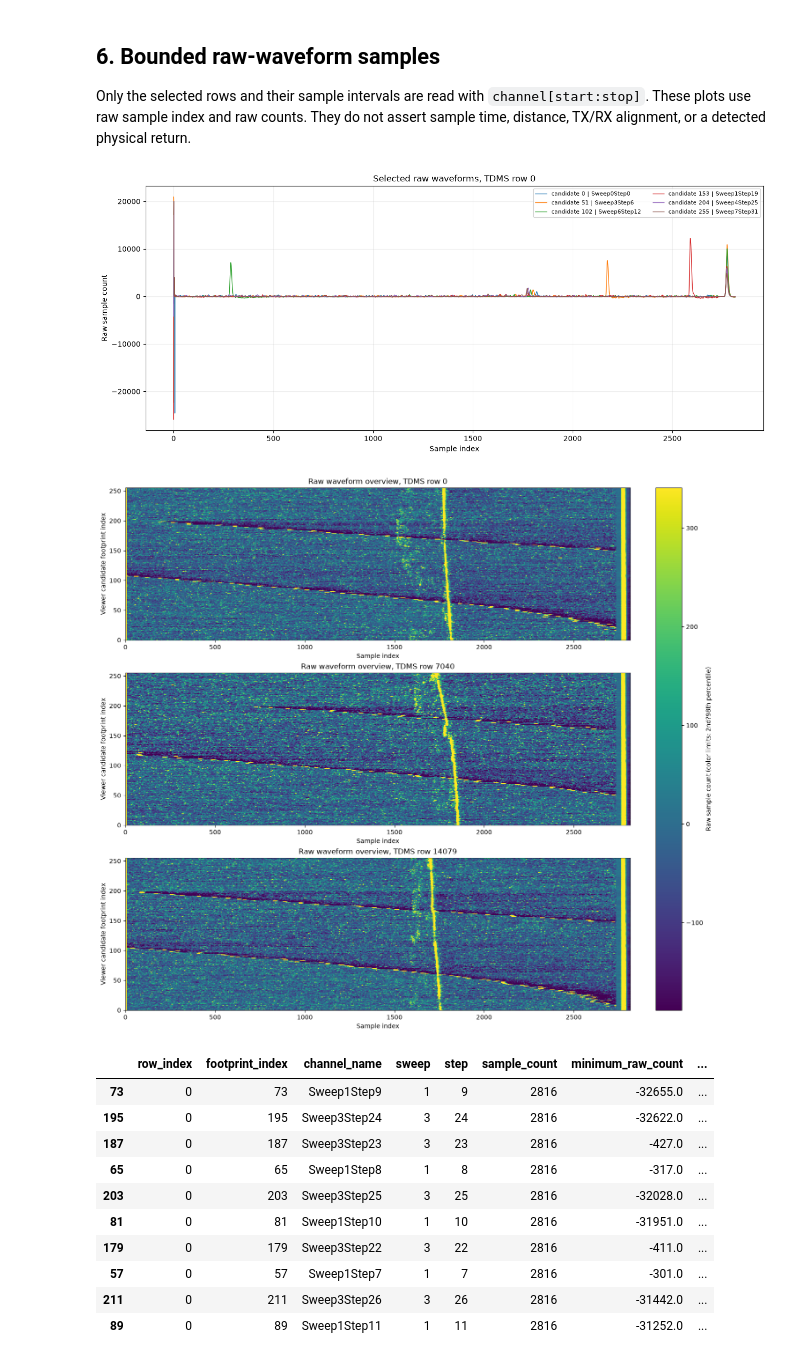
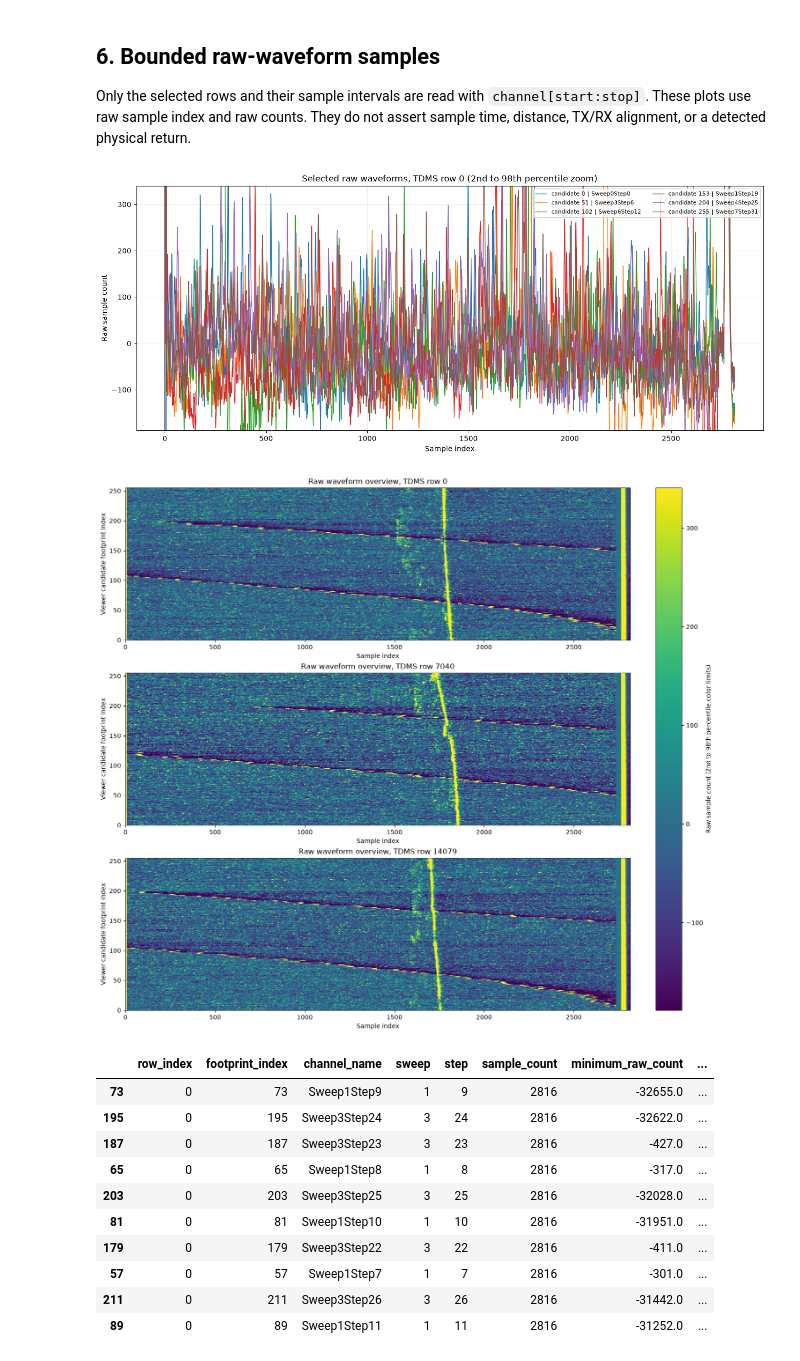
Before and after one commit to jgzhong99/CASALS, a Jupyter notebook: notebooks/data/tdms_audit.ipynb, the cells around one changed output. Drawn from its saved outputs; the diff is of its cells as text; code cells hidden in the pictures.

```diff
--- a/notebooks/data/tdms_audit.ipynb
+++ b/notebooks/data/tdms_audit.ipynb
@@ -69,8 +72,11 @@ if OUTPUT_ROOT:
     OUTPUT_DIR = Path(OUTPUT_ROOT).expanduser()
     OUTPUT_DIR = OUTPUT_DIR if OUTPUT_DIR.is_absolute() else ROOT / OUTPUT_DIR
 else:
-    OUTPUT_DIR = ROOT / "outputs/notebooks/data/tdms_audit" / TDMS_FILE.stem
+    run_id = datetime.now().strftime("%Y%m%dT%H%M%S")
+    OUTPUT_DIR = ROOT / "outputs/notebooks/data/tdms_audit" / TDMS_FILE.stem / "runs" / run_id
 OUTPUT_DIR = OUTPUT_DIR.resolve()
+if OUTPUT_DIR.exists() and any(OUTPUT_DIR.iterdir()):
+    raise FileExistsError(f"Refusing to overwrite nonempty audit output directory: {OUTPUT_DIR}")
 OUTPUT_DIR.mkdir(parents=True, exist_ok=True)
 print("Selected input:", TDMS_FILE)
 print("Output directory:", OUTPUT_DIR)
@@ -85,11 +91,9 @@ Output directory: C:\Users\zhong267\OneDrive - purdue.edu\CASALS\outputs\noteboo
 
 Metadata-only reading records raw property types and values without loading waveform arrays. The CSV is the complete property listing; the tables below provide a compact view of file structure and scan-related fields.
 # %%
-metadata_file = TdmsFile.read_metadata(TDMS_FILE)
-try:
+with open_tdms_metadata(TDMS_FILE) as (metadata_file, reader_info):
     inventory = metadata_inventory(metadata_file)
-finally:
-    metadata_file.close()
+    inventory["reader_status"].update(reader_info)
 
 (OUTPUT_DIR / "metadata_inventory.json").write_text(
     json.dumps(inventory, indent=2, ensure_ascii=False, allow_nan=False), encoding="utf-8"
@@ -268,5 +272,5 @@ A physical wavelength plot is produced only for a complete grade A or B mapping.
 # %%
-wavelength = wavelength_evidence(inventory, layout)
+wavelength = wavelength_evidence(inventory, layout, source_file=TDMS_FILE.name)
 wavelength_rows = wavelength["source_properties"]
 wavelength_df = pd.DataFrame([{
     "scope": row["scope"], "group": row["group_name"], "channel": row["channel_name"],
@@ -281,8 +285,11 @@ if wavelength_df.empty:
         "raw_value_json": None, "unit": None, "evidence_grade": wavelength["grade"],
     }])
 wavelength_df.to_csv(OUTPUT_DIR / "wavelength_evidence.csv", index=False)
+(OUTPUT_DIR / "wavelength_evidence.json").write_text(
+    json.dumps(wavelength, indent=2, ensure_ascii=False, allow_nan=False), encoding="utf-8"
+)
 
-display(Markdown(f"**Evidence grade {wavelength['grade']}: {wavelength['label']}**  \n{wavelength['explanation']}"))
+display(Markdown(f"**Evidence grade {wavelength['grade']}: {wavelength['label']}**" + chr(10) + wavelength["explanation"]))
 if wavelength["source_properties"]:
     display(wavelength_df)
 if wavelength["physical_wavelength_available"]:
@@ -380,8 +387,7 @@ else:
     example_footprints = np.unique(np.linspace(
         0, n_footprints - 1, min(N_EXAMPLE_CHANNELS, n_footprints), dtype=int
     )).tolist()
-    wave_tdms = TdmsFile.open(TDMS_FILE)
-    try:
+    with open_tdms_metadata(TDMS_FILE) as (wave_tdms, _):
         group = wave_tdms[layout["group_name"]]
         for row_index in selected_rows:
             matrix = np.empty((n_footprints, n_samples), dtype=np.dtype(ordered_channels[0]["dtype"]))
@@ -391,8 +397,6 @@ else:
                 )
                 matrix[channel["footprint_index"], :] = samples
             waveforms_by_row[row_index] = matrix
-    finally:
-        wave_tdms.close()
 
     # Compare one bounded raw row with the existing viewer's step-major, cut-waveform output.
     viewer_processor = CasalsTdmsProcessor()
@@ -407,7 +411,7 @@ else:
         viewer_processor.close()
     if not WAVEFORM_VIEWER_PARITY:
         raise AssertionError("Selected TDMS row does not match the current viewer's step-major output after its configured cut.")
-    WAVEFORM_STATUS = "Selected rows read by slices; row 0 parity with the viewer's step-major output passed."
+    WAVEFORM_STATUS = "Selected rows read by slices; bounded-row viewer/software parity after its configured cut passed; this does not establish physical footprint order."
 
     for row_index, matrix in waveforms_by_row.items():
         integer_limits = np.iinfo(matrix.dtype) if np.issubdtype(matrix.dtype, np.integer) else None
@@ -444,35 +448,41 @@ else:
     ax.set(xlabel="Sample index", ylabel="Raw sample count",
            title=f"Selected raw waveforms, TDMS row {example_row}")
     ax.grid(True, alpha=0.2)
     ax.legend(ncol=2, fontsize=8)
     fig.savefig(OUTPUT_DIR / "waveform_examples.png", dpi=180)
+    example_low, example_high = np.quantile(example_matrix.astype(np.float64), [0.02, 0.98])
+    if example_low == example_high:
+        example_high = example_low + 1.0
+    ax.set_ylim(example_low, example_high)
+    ax.set_title(f"Selected raw waveforms, TDMS row {example_row} (2nd to 98th percentile zoom)")
+    fig.savefig(OUTPUT_DIR / "waveform_examples_zoom.png", dpi=180)
     plt.show()
     plt.close(fig)
 
     all_values = np.concatenate([matrix.ravel() for matrix in waveforms_by_row.values()]).astype(np.float64)
     color_low, color_high = np.quantile(all_values, [0.02, 0.98])
     if color_low == color_high:
         color_high = color_low + 1.0
     fig, axes = plt.subplots(len(selected_rows), 1, figsize=(14, 4.2 * len(selected_rows)),
                              squeeze=False, constrained_layout=True)
     for ax, row_index in zip(axes[:, 0], selected_rows):
         image = ax.imshow(waveforms_by_row[row_index], origin="lower", aspect="auto",
                           interpolation="nearest", cmap="viridis", vmin=color_low, vmax=color_high)
         ax.set(xlabel="Sample index", ylabel="Viewer candidate footprint index",
                title=f"Raw waveform overview, TDMS row {row_index}")
-    fig.colorbar(image, ax=axes[:, 0].tolist(), label="Raw sample count (color limits: 2nd?98th percentile)")
+    fig.colorbar(image, ax=axes[:, 0].tolist(), label="Raw sample count (2nd to 98th percentile color limits)")
     fig.savefig(OUTPUT_DIR / "waveform_overview.png", dpi=180)
     plt.show()
     plt.close(fig)
 
     display(waveform_stats_df.loc[waveform_stats_df["row_index"] == example_row].sort_values(
         "max_excursion_from_median_raw_count", ascending=False
     ).head(10))
     print(WAVEFORM_STATUS)
     print("Sampled row indices:", selected_rows, "| matrix shape:", example_matrix.shape)
     print("Largest sample excursion is a raw-count screening statistic, not a waveform detection.")
 # %% [output]
-[figure, old version]
+[figure, new version]
 [figure]
 |  | row_index | footprint_index | channel_name | sweep | step | sample_count | minimum_raw_count | ... |
 | 73 | 0 | 73 | Sweep1Step9 | 1 | 9 | 2816 | -32655.0 | ... |
```
Also changed, not shown: parts of 10 cells of this notebook, 10 other files.
